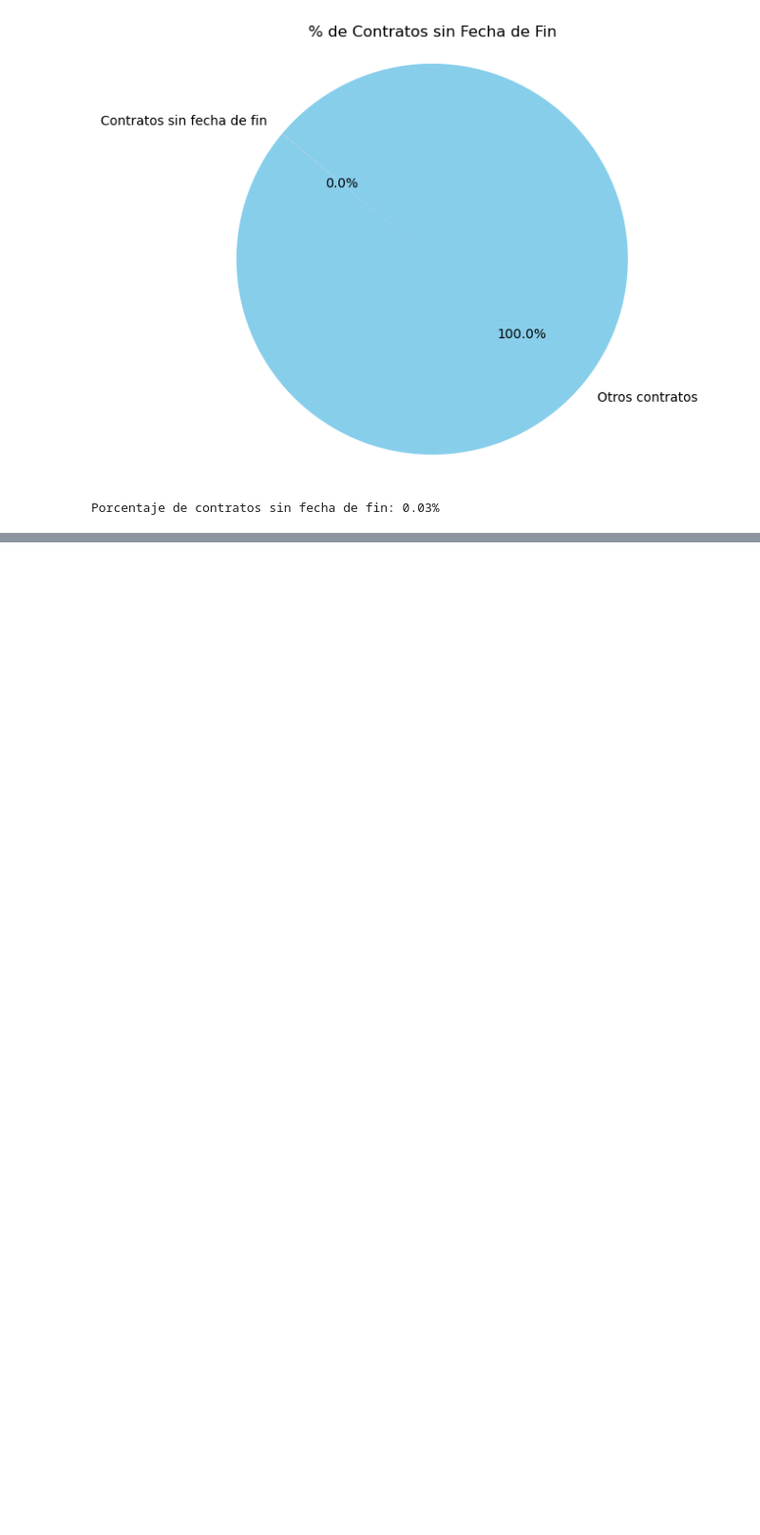
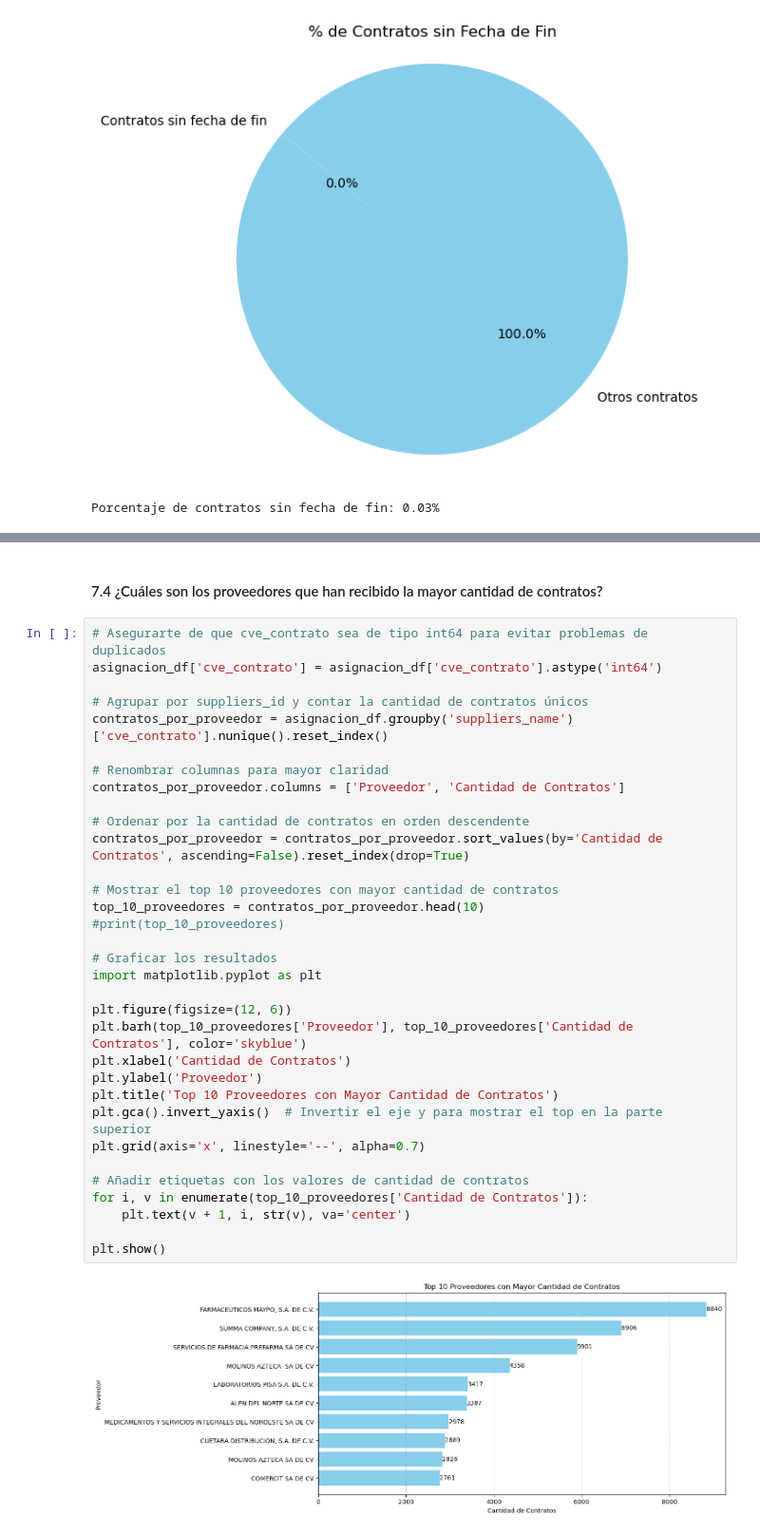
Before and after one commit to DGRIA/Anticorruption_ETL_MEX, a Jupyter notebook: src/templates/4.2_EDA_Asignacion.ipynb, the cells around one changed output, grey strips where cells are left out. Shown at 95% size. Saved outputs shown, nothing was run; the diff lists cells and outputs as text; blank space fills up the shorter version.

```diff
--- a/src/templates/4.2_EDA_Asignacion.ipynb
+++ b/src/templates/4.2_EDA_Asignacion.ipynb
@@ -290,0 +354,37 @@ Porcentaje de contratos sin fecha de fin: 0.03%
+# %% [markdown]
+#### 7.4 ¿Cuáles son los proveedores que han recibido la mayor cantidad de contratos?
+# %%
+# Asegurarte de que cve_contrato sea de tipo int64 para evitar problemas de duplicados
+asignacion_df['cve_contrato'] = asignacion_df['cve_contrato'].astype('int64')
+
+# Agrupar por suppliers_id y contar la cantidad de contratos únicos
+contratos_por_proveedor = asignacion_df.groupby('suppliers_name')['cve_contrato'].nunique().reset_index()
+
+# Renombrar columnas para mayor claridad
+contratos_por_proveedor.columns = ['Proveedor', 'Cantidad de Contratos']
+
+# Ordenar por la cantidad de contratos en orden descendente
+contratos_por_proveedor = contratos_por_proveedor.sort_values(by='Cantidad de Contratos', ascending=False).reset_index(drop=True)
+
+# Mostrar el top 10 proveedores con mayor cantidad de contratos
+top_10_proveedores = contratos_por_proveedor.head(10)
+#print(top_10_proveedores)
+
+# Graficar los resultados
+import matplotlib.pyplot as plt
+
+plt.figure(figsize=(12, 6))
+plt.barh(top_10_proveedores['Proveedor'], top_10_proveedores['Cantidad de Contratos'], color='skyblue')
+plt.xlabel('Cantidad de Contratos')
+plt.ylabel('Proveedor')
+plt.title('Top 10 Proveedores con Mayor Cantidad de Contratos')
+plt.gca().invert_yaxis()  # Invertir el eje y para mostrar el top en la parte superior
+plt.grid(axis='x', linestyle='--', alpha=0.7)
+
+# Añadir etiquetas con los valores de cantidad de contratos
+for i, v in enumerate(top_10_proveedores['Cantidad de Contratos']):
+    plt.text(v + 1, i, str(v), va='center')
+
+plt.show()
+# %% [output]
+[figure, added]
```
Also changed, not shown: parts of 7 cells of this notebook, 1 other file.
